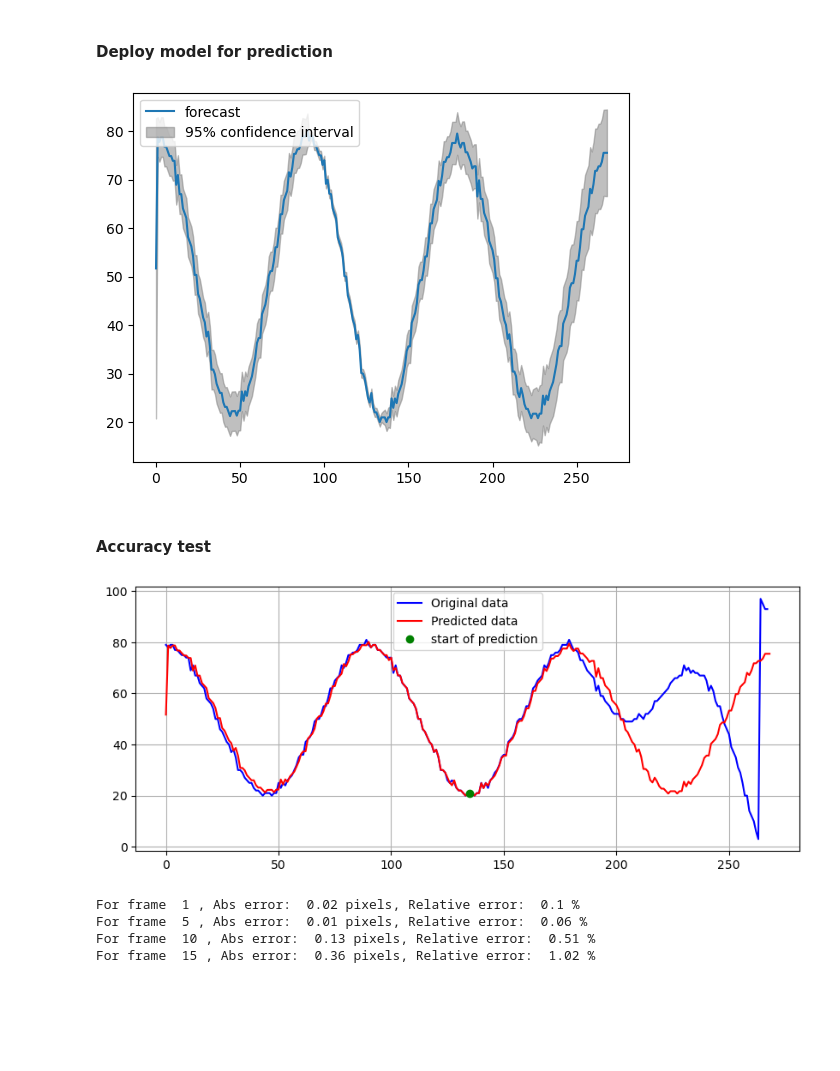
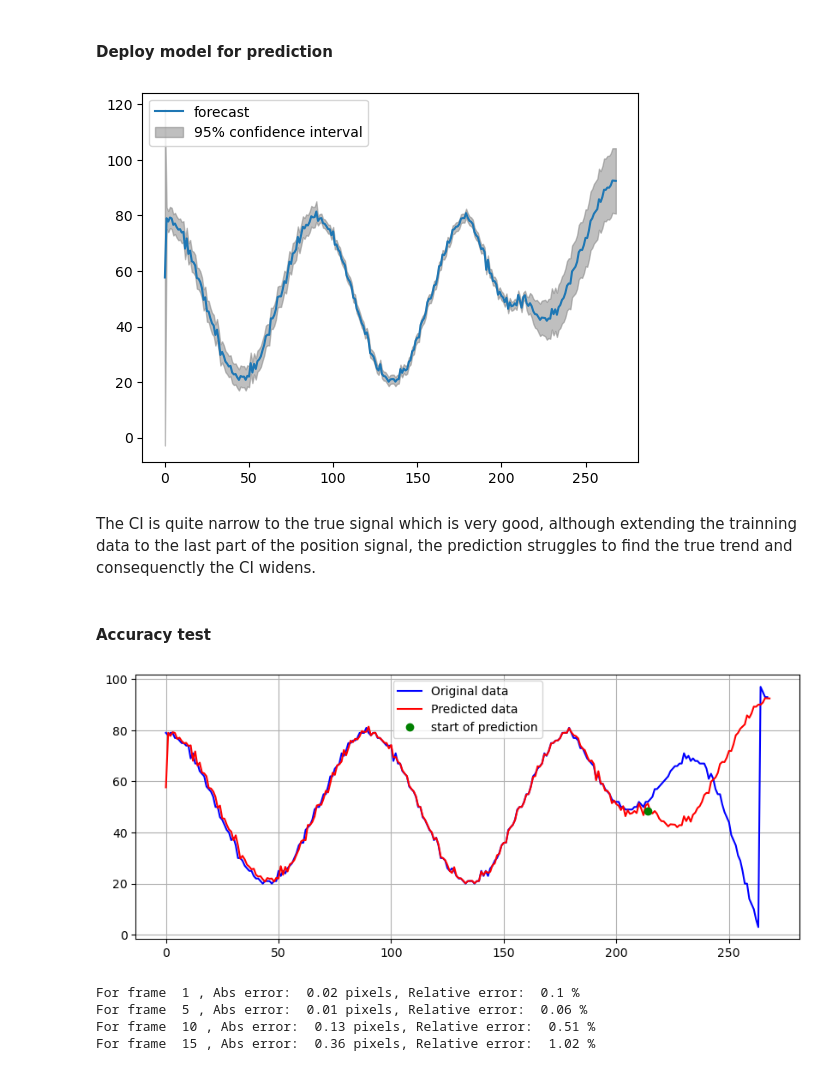
Before and after one commit to Ettiene11/https---github.com-Ettiene11-EERI414_Exam, a Jupyter notebook: EERI414Eks2024a.ipynb, the cells around one changed output. Cells and saved outputs as stored; diff of their text form; code cells hidden in the pictures; blank space fills up the shorter version.

```diff
--- a/EERI414Eks2024a.ipynb
+++ b/EERI414Eks2024a.ipynb
@@ -1678,6 +1680,10 @@ copy same as with x-coordinates
 # %% [markdown]
 #### Test for stationarity
 # %%
+df = pd.read_csv(csv_file_path)
+x_coords = df['x_coord']
+y_coords = df['y_coord']
+
 N = len(x_coords)
 Nwindow = 5
 mu = np.zeros((N//Nwindow)+1)
@@ -1732,7 +1738,7 @@ The auto correlation shows a very strong seasonal component, with a period of ar
 # %%
 y = x_coords
 N1 = len(y)
-Ntrain = int(N1*0.5)
+Ntrain = int(N1*0.8)
 print('Number of training samples: ',Ntrain)
 y_train = y[0:Ntrain]
 y_test = y[Ntrain:]
@@ -1829,22 +1835,24 @@ legend = ax.legend(loc="upper left")
 lines = fig.axes[0].lines
 predicted_values = lines[0].get_ydata()
 # %% [output]
-[figure, old version]
+[figure, new version]
+# %% [markdown]
+The CI is quite narrow to the true signal which is very good, although extending the trainning data to the last part of the position signal, the prediction struggles to find the true trend and consequenctly the CI widens.
 # %% [markdown]
 #### Accuracy test
 # %%
 t1 = np.arange(0, len(x_coords), 1)
 t2 = np.arange(0, len(predicted_values), 1)
 # Plot and compare the data
 plt.figure(figsize=(10, 4))
 plt.plot(t1, x_coords, 'b', label='Original data')
 plt.plot(t2, predicted_values, 'r', label='Predicted data')
-plt.plot(N_train, predicted_values[N_train+1], 'go', label = 'start of prediction')
+plt.plot(Ntrain, predicted_values[Ntrain+1], 'go', label = 'start of prediction')
 plt.grid()
 plt.legend()
 plt.show()
 # %% [output]
-[figure, old version]
+[figure, new version]
 # %%
 steps = [1, 5, 10, 15]
 
```
Also changed, not shown: parts of 10 cells of this notebook.
